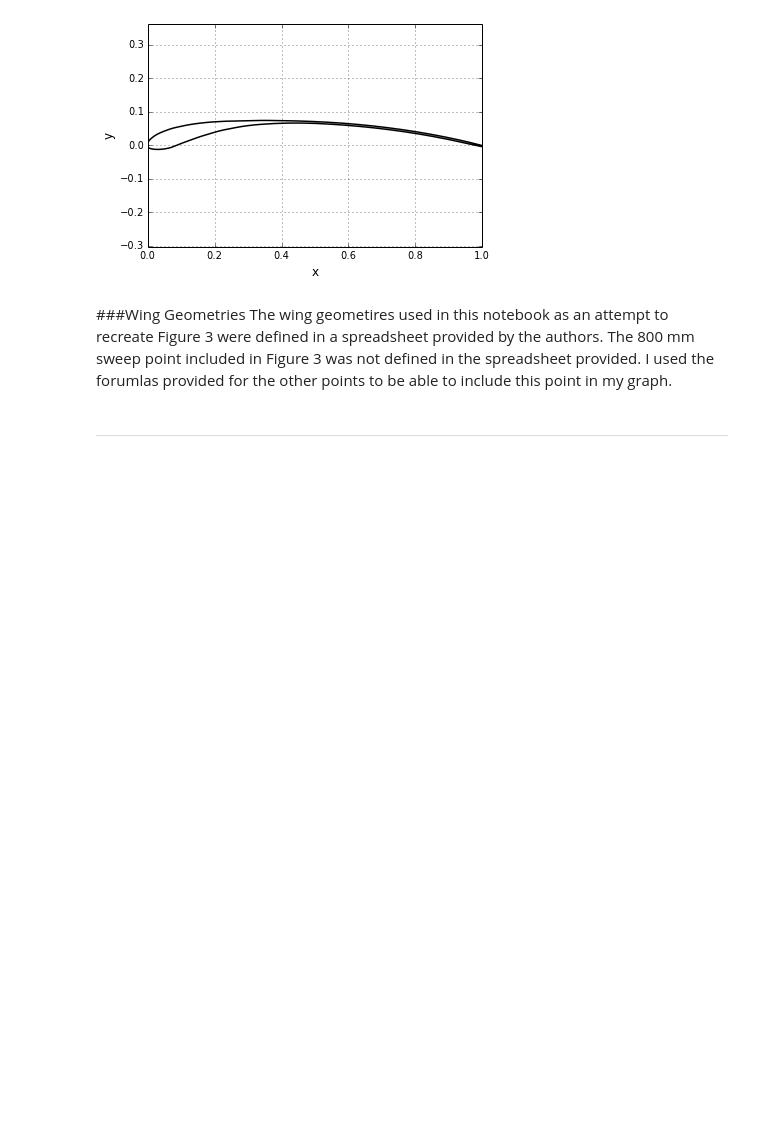
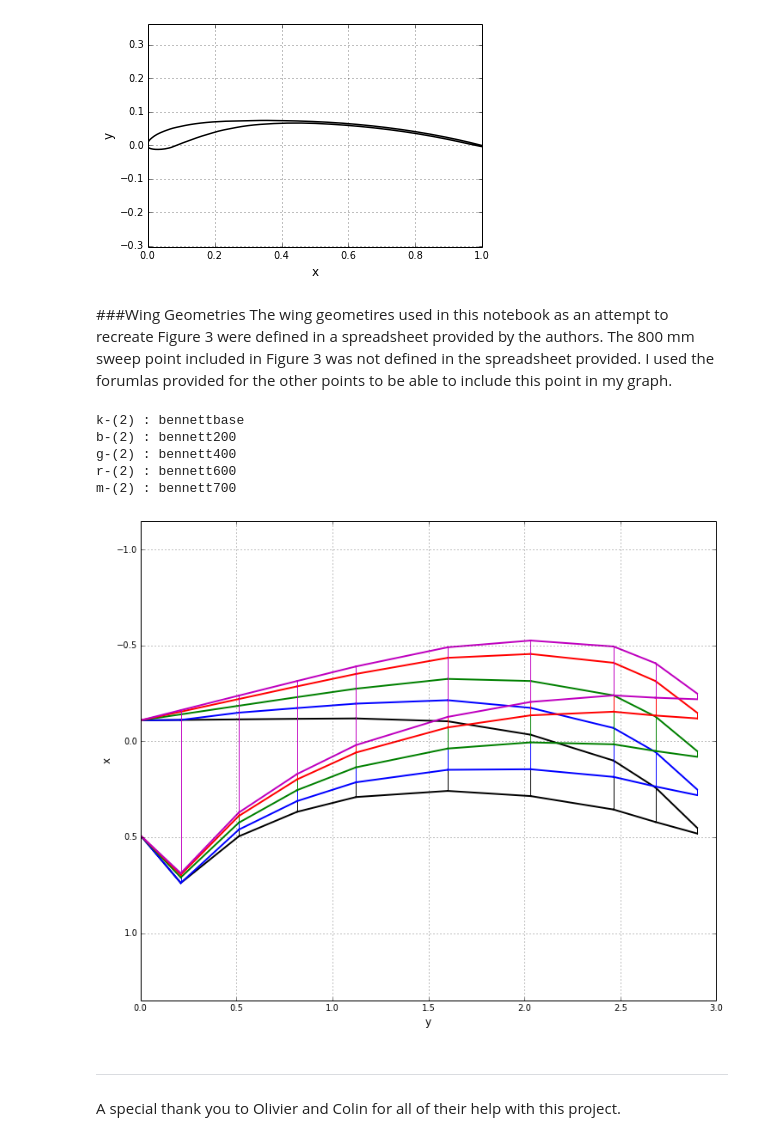
Before and after one commit to ser5146/aero-hydro, a Jupyter notebook: notebooks/finalproject.ipynb, the cells around one changed output. Cells and saved outputs as stored; diff of their text form; code cells hidden in the pictures; blank space fills up the shorter version.

```diff
--- a/notebooks/finalproject.ipynb
+++ b/notebooks/finalproject.ipynb
@@ -50,0 +100,2 @@ The wing geometires used in this notebook as an attempt to recreate Figure 3 wer
+# %%
+wing = {}
@@ -51,2 +158,47 @@ The wing geometires used in this notebook as an attempt to recreate Figure 3 wer
+# %%
+name = 'bennett700'
+wing[name] = Wing(name)
+# parameters: airfoil,xle,yle,zle,chord
+wing[name].append(section(airfoil,-0.110, 0.000, 0., 0.600))
+wing[name].append(section(airfoil,-0.163, 0.210, 0., 0.850))
+wing[name].append(section(airfoil,-0.239, 0.512, 0., 0.610))
+wing[name].append(section(airfoil,-0.315, 0.816, 0., 0.485))
+wing[name].append(section(airfoil,-0.391, 1.123, 0., 0.410))
+wing[name].append(section(airfoil,-0.491, 1.601, 0., 0.363))
+wing[name].append(section(airfoil,-0.526, 2.033, 0., 0.320))
+wing[name].append(section(airfoil,-0.495, 2.465, 0., 0.255))
+wing[name].append(section(airfoil,-0.408, 2.683, 0., 0.180))
+wing[name].append(section(airfoil,-0.250, 2.900, 0., 0.030))
+# %%
+name = 'bennett800'
+wing[name] = Wing(name)
+# parameters: airfoil,xle,yle,zle,chord
+wing[name].append(section(airfoil,-0.110, 0.000, 0., 0.600))
+wing[name].append(section(airfoil,-0.170, 0.210, 0., 0.850))
+wing[name].append(section(airfoil,-0.256, 0.512, 0., 0.610))
+wing[name].append(section(airfoil,-0.343, 0.816, 0., 0.485))
+wing[name].append(section(airfoil,-0.430, 1.123, 0., 0.410))
+wing[name].append(section(airfoil,-0.547, 1.601, 0., 0.363))
+wing[name].append(section(airfoil,-0.596, 2.033, 0., 0.320))
+wing[name].append(section(airfoil,-0.580, 2.465, 0., 0.255))
+wing[name].append(section(airfoil,-0.500, 2.683, 0., 0.180))
+wing[name].append(section(airfoil,-0.350, 2.900, 0., 0.030))
+# %%
+num=4
+wing['bennettbase'].plot(fignum=num,color='k',style='-',width=2)
+wing['bennett200'].plot(fignum=num,color='b',style='-',width=2)
+wing['bennett400'].plot(fignum=num,color='g',style='-',width=2)
+wing['bennett600'].plot(fignum=num,color='r',style='-',width=2)
+wing['bennett700'].plot(fignum=num,color='m',style='-',width=2)
+#wing['bennett800'].plot(fignum=num,color='c',style='-',width=2)
+# %% [output]
+k-(2) : bennettbase
+b-(2) : bennett200
+g-(2) : bennett400
+r-(2) : bennett600
+m-(2) : bennett700
+[figure, added]
 # %% [markdown]
 ---
+# %% [markdown]
+A special thank you to Olivier and Colin for all of their help with this project.
```
Also changed, not shown: parts of 6 cells of this notebook.
